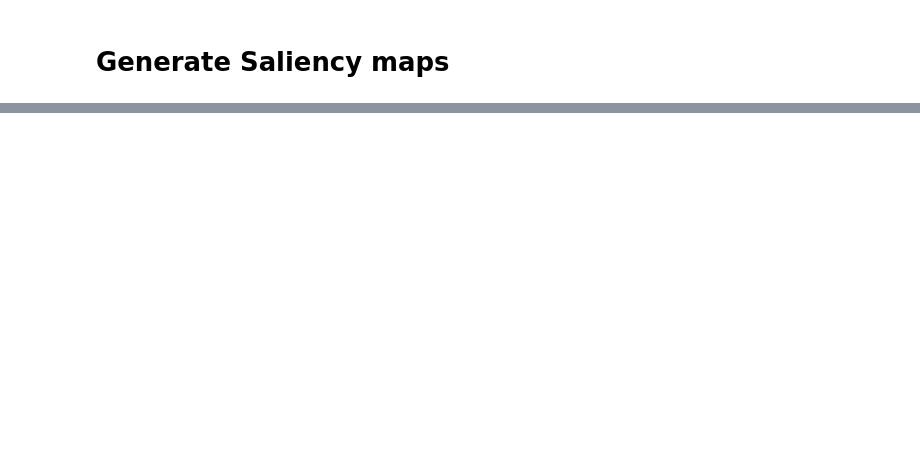
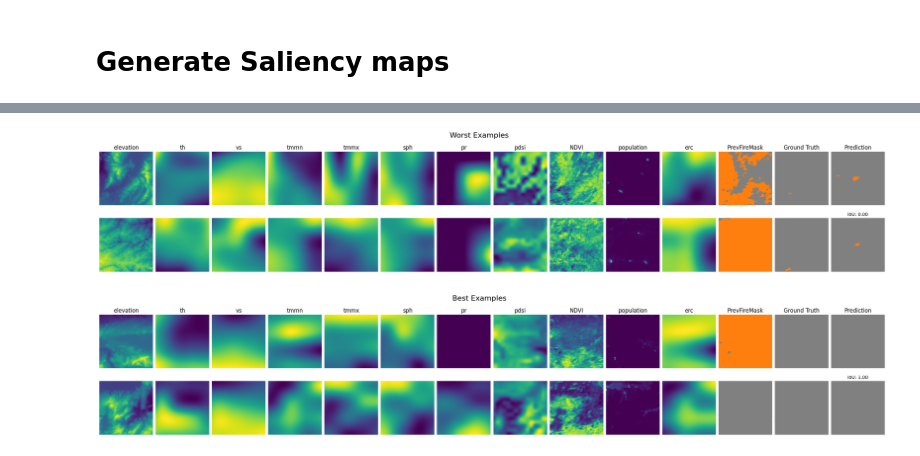
Before and after one commit to jmo2171/nndl, a Jupyter notebook: fully_conv_net.ipynb, the cells around one changed output, grey strips where cells are left out. Drawn from its saved outputs; the diff is of its cells as text; code cells hidden in the pictures; blank space fills up the shorter version.

```diff
--- a/fully_conv_net.ipynb
+++ b/fully_conv_net.ipynb
@@ -507,7 +489,7 @@ def compute_accuracy(pred, target, threshold=0.5):
 # params = {
 #     "lr": 10 ** random.uniform(-5, -3)
 # }
-# device = torch.device("cuda" if torch.cuda.is_available() else "cpu")
+device = torch.device("cuda" if torch.cuda.is_available() else "cpu")
 # model = UNet().to(device)
 # train_fcn_model(params)
 # show_prediction(model, val_loader)
@@ -947,0 +1018,5 @@ ModuleNotFoundError: No module named 'torchcam'
+# %%
+show_best_and_worst_predictions(unet, test_loader, device=device, feature_names=INPUT_FEATURES)
+# %% [output]
+[figure, added]
+[figure, added]
```
Also changed, not shown: parts of 19 cells of this notebook.
